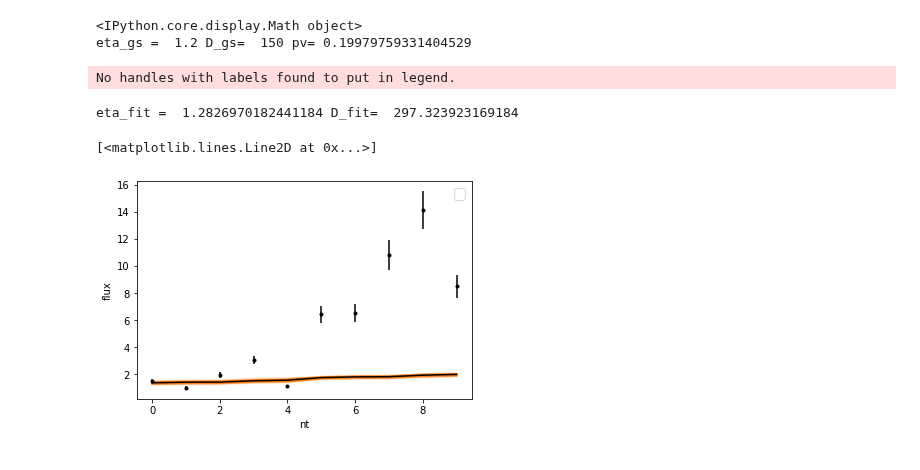
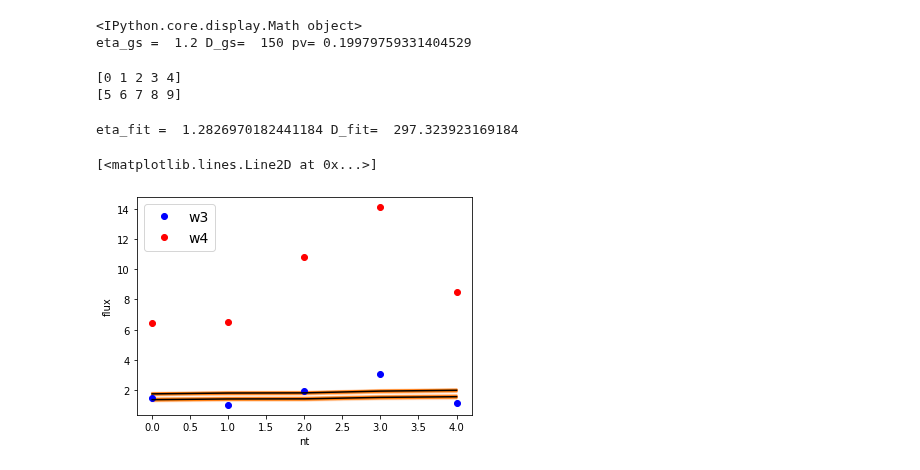
Before and after one commit to AstroHHQ/learngit, a Jupyter notebook: JPLdata/MCMC_Cpp_2003ma3.ipynb, the cells around one changed output. Drawn from its saved outputs; the diff is of its cells as text; code cells hidden in the pictures.

```diff
--- a/JPLdata/MCMC_Cpp_2003ma3.ipynb
+++ b/JPLdata/MCMC_Cpp_2003ma3.ipynb
@@ -344,24 +344,35 @@ eta_gs =  1.2 D_gs=  150 pv= 0.19979759331404529
 # %%
 inds = np.random.randint(len(flat_samples), size=100)
 #print(nt)
 #print(len(flat_samples))
+leni = len(nt)
+half = int(leni/2)
+print(nt[0:half])
+print(nt[half:leni])
 for ind in inds:
     sample = flat_samples[ind]
     #print(ind,':',sample)
-    plt.plot(nt, Model_neatm_jhx(sample,x,lamdai), "C1", alpha=0.1)
-plt.errorbar(nt, y, yerr=yerr, fmt=".k", capsize=0)
+    plotmodel = Model_neatm_jhx(sample,x,lamdai)
+    plt.plot(nt[0:half], plotmodel[0:half], "C1", alpha=0.1)
+    plt.plot(nt[0:half], plotmodel[half:leni], "C1", alpha=0.1)
+plt.plot(nt[0:half],y[0:half],'bo',label = 'w3')
+plt.plot(nt[0:half],y[half:leni],'ro',label = 'w4')
+#plt.errorbar(nt[0:half], y[0:half], yerr=yerr[0:half], fmt=".k", capsize=0)
+#plt.errorbar(nt[0:half], y[half:leni], yerr=yerr[half:leni], fmt=".k", capsize=0)
 plt.legend(fontsize=14)
 plt.xlabel("nt")
 plt.ylabel("flux");
 
 eta_low,eta_fit,eta_high = np.percentile(flat_samples[:, 0], [16, 50, 84])
 D_low,D_fit,D_high = np.percentile(flat_samples[:, 1], [16, 50, 84])
 print('eta_fit = ',eta_fit,'D_fit= ',D_fit)
 theta = eta_fit,D_fit
 yt = Model_neatm_jhx(theta,x,lamdai)
-plt.plot(nt, yt,"k", label="Most")
+plt.plot(nt[0:half], yt[0:half],"k", label="Most")
+plt.plot(nt[0:half], yt[half:leni],"k", label="Most")
 # %% [output]
-No handles with labels found to put in legend.
+[0 1 2 3 4]
+[5 6 7 8 9]
 eta_fit =  1.2826970182441184 D_fit=  297.323923169184
 [<matplotlib.lines.Line2D at 0x...>]
-[figure, old version]
+[figure, new version]
```
Also changed, not shown: 2 other files.
